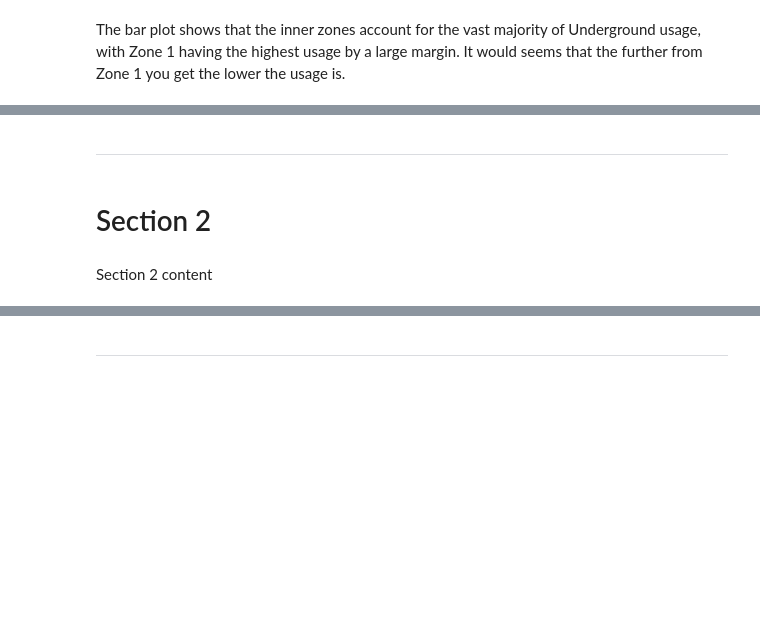
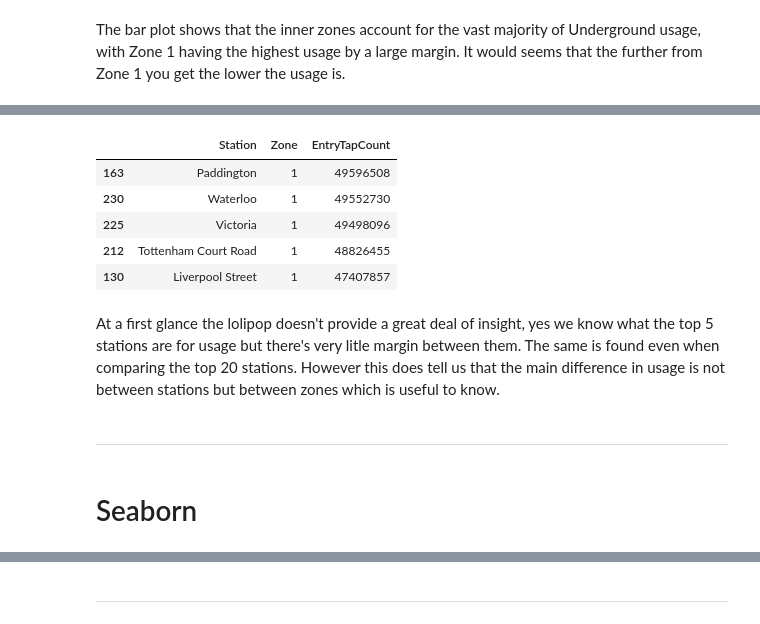
Before and after one commit to J-Bicheno/London-Underground-Analysis, a Jupyter notebook: jupyter_notebooks/Data_Visualisation.ipynb, the cells around one changed output, grey strips where cells are left out. Saved outputs shown, nothing was run; the diff lists cells and outputs as text; code cells hidden in the pictures; blank space fills up the shorter version.

Commit message:
Matplotlib section finished

```diff
--- a/jupyter_notebooks/Data_Visualisation.ipynb
+++ b/jupyter_notebooks/Data_Visualisation.ipynb
@@ -113,6 +139,15 @@ The bar plot shows that the inner zones account for the vast majority of Undergr
+# %%
+top5_df
+# %% [output]
+|  | Station | Zone | EntryTapCount |
+| 163 | Paddington | 1 | 49596508 |
+| 230 | Waterloo | 1 | 49552730 |
+| 225 | Victoria | 1 | 49498096 |
+| 212 | Tottenham Court Road | 1 | 48826455 |
+| 130 | Liverpool Street | 1 | 47407857 |
+# %% [markdown]
+At a first glance the lolipop doesn't provide a great deal of insight, yes we know what the top 5 stations are for usage but there's very litle margin between them. The same is found even when comparing the top 20 stations. However this does tell us that the main difference in usage is not between stations but between zones which is useful to know.
 # %% [markdown]
 ---
-# %% [markdown]
-# Section 2
-# %% [markdown]
-Section 2 content
+# %% [markdown]
+# Seaborn
```
Also changed, not shown: parts of 6 cells of this notebook.
